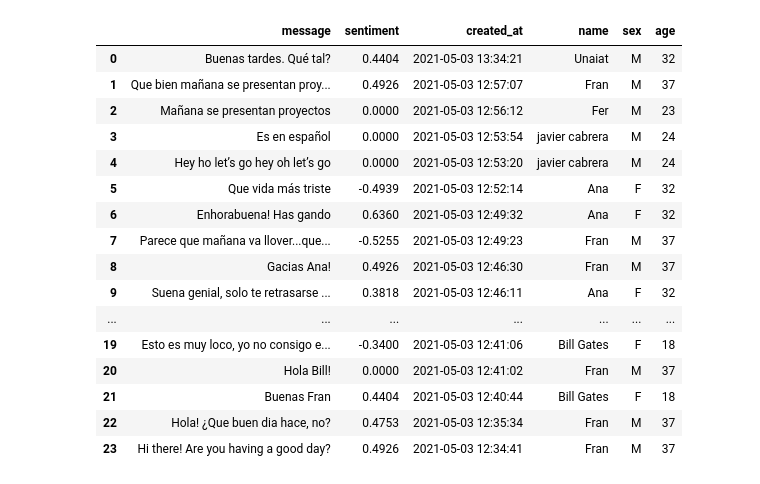
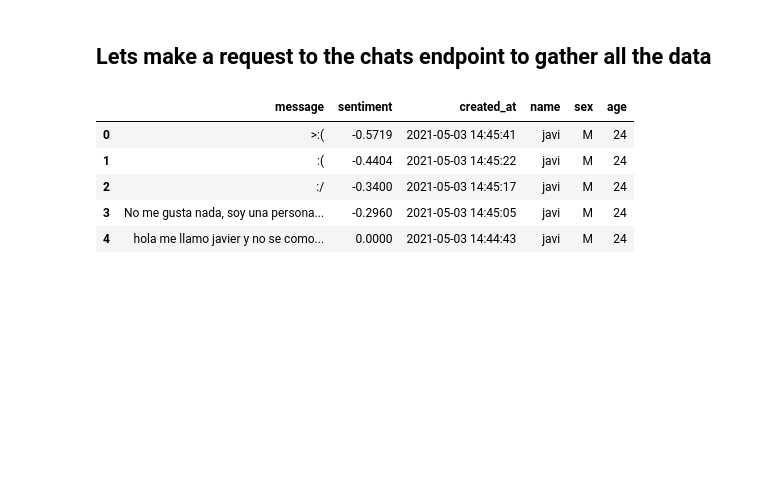
Before and after one commit to FranLeston/nlp_chat, a Jupyter notebook: notebooks/chatAnalisys.ipynb, the cells around one changed output. Cells and saved outputs as stored; diff of their text form; code cells hidden in the pictures; blank space fills up the shorter version.

```diff
--- a/notebooks/chatAnalisys.ipynb
+++ b/notebooks/chatAnalisys.ipynb
@@ -5,6 +5,8 @@ import seaborn as sns
 import requests
 
 sns.set_theme(style="whitegrid")
+# %% [markdown]
+<h2>Lets make a request to the chats endpoint to gather all the data </h2>
 # %%
 url = "https://ironhack-nlp.herokuapp.com/"
 chats = "api/chats"
@@ -12,25 +14,14 @@ res = requests.get(url+chats).json()
 # %%
 chats = pd.DataFrame(res)
 chats.drop(columns=['id', 'user_id'], inplace=True)
-chats
+chats.head()
 # %% [output]
 |  | message | sentiment | created_at | name | sex | age |
-| 0 | Buenas tardes. Qué tal? | 0.4404 | 2021-05-03 13:34:21 | Unaiat | M | 32 |
-| 1 | Que bien mañana se presentan proy... | 0.4926 | 2021-05-03 12:57:07 | Fran | M | 37 |
-| 2 | Mañana se presentan proyectos | 0.0000 | 2021-05-03 12:56:12 | Fer | M | 23 |
-| 3 | Es en español | 0.0000 | 2021-05-03 12:53:54 | javier cabrera | M | 24 |
-| 4 | Hey ho let’s go hey oh let’s go | 0.0000 | 2021-05-03 12:53:20 | javier cabrera | M | 24 |
-| 5 | Que vida más triste | -0.4939 | 2021-05-03 12:52:14 | Ana | F | 32 |
-| 6 | Enhorabuena! Has gando | 0.6360 | 2021-05-03 12:49:32 | Ana | F | 32 |
-| 7 | Parece que mañana va llover...que... | -0.5255 | 2021-05-03 12:49:23 | Fran | M | 37 |
-| 8 | Gacias Ana! | 0.4926 | 2021-05-03 12:46:30 | Fran | M | 37 |
-| 9 | Suena genial, solo te retrasarse ... | 0.3818 | 2021-05-03 12:46:11 | Ana | F | 32 |
-| ... | ... | ... | ... | ... | ... | ... |
-| 19 | Esto es muy loco, yo no consigo e... | -0.3400 | 2021-05-03 12:41:06 | Bill Gates | F | 18 |
-| 20 | Hola Bill! | 0.0000 | 2021-05-03 12:41:02 | Fran | M | 37 |
-| 21 | Buenas Fran | 0.4404 | 2021-05-03 12:40:44 | Bill Gates | F | 18 |
-| 22 | Hola! ¿Que buen dia hace, no? | 0.4753 | 2021-05-03 12:35:34 | Fran | M | 37 |
-| 23 | Hi there! Are you having a good day? | 0.4926 | 2021-05-03 12:34:41 | Fran | M | 37 |
+| 0 | >:( | -0.5719 | 2021-05-03 14:45:41 | javi | M | 24 |
+| 1 | :( | -0.4404 | 2021-05-03 14:45:22 | javi | M | 24 |
+| 2 | :/ | -0.3400 | 2021-05-03 14:45:17 | javi | M | 24 |
+| 3 | No me gusta nada, soy una persona... | -0.2960 | 2021-05-03 14:45:05 | javi | M | 24 |
+| 4 | hola me llamo javier y no se como... | 0.0000 | 2021-05-03 14:44:43 | javi | M | 24 |
 # %%
 chats.describe()
 # %% [output]
```
Also changed, not shown: parts of 16 cells of this notebook, 2 other files.
